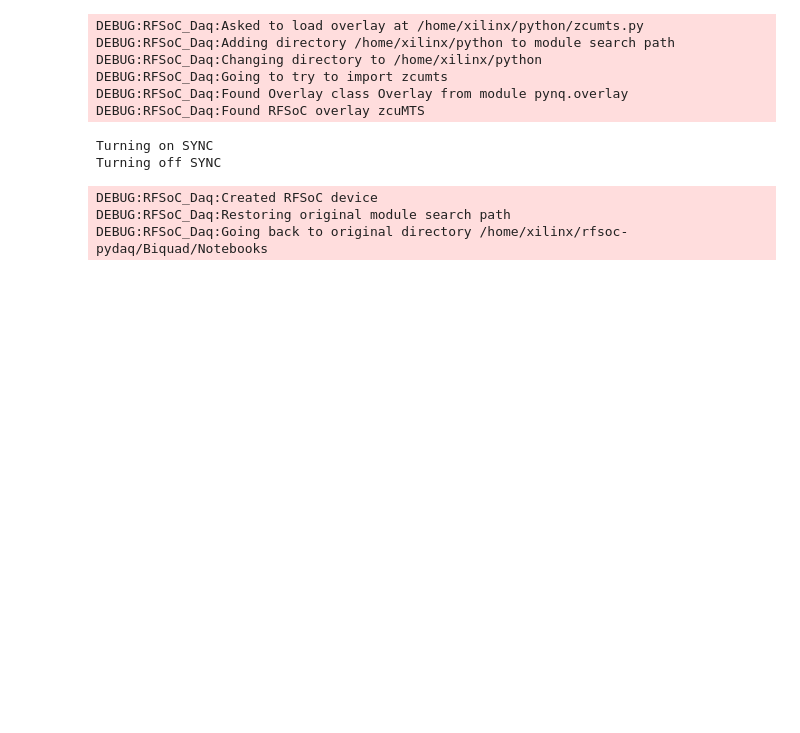
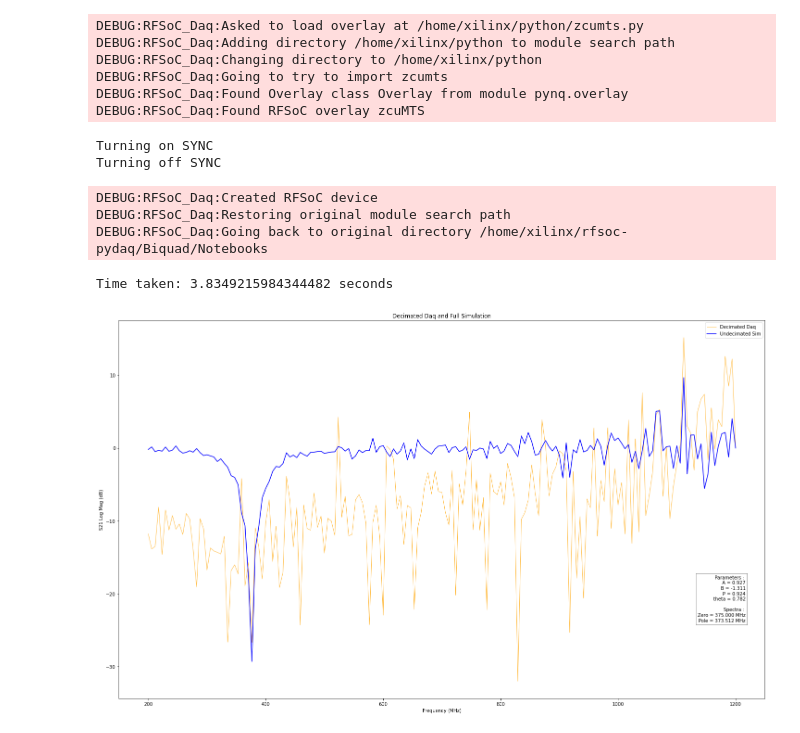
Before and after one commit to barawn/rfsoc-pydaq, a Jupyter notebook: Biquad/Notebooks/Spectrum_Analyser2.ipynb, the cells around one changed output. Drawn from its saved outputs; the diff is of its cells as text; code cells hidden in the pictures; blank space fills up the shorter version.

```diff
--- a/Biquad/Notebooks/Spectrum_Analyser2.ipynb
+++ b/Biquad/Notebooks/Spectrum_Analyser2.ipynb
@@ -43,27 +49,33 @@ sim.quantise_coeffs()
 sim.data = daq.adcBuffer[0] >> 4
 # %%
-# fig, axS21 = plt.subplots(1, 1, figsize=(25, 15))
+fig, axS21 = plt.subplots(1, 1, figsize=(25, 15))
 
-# import time
-# start_time = time.time()
+import time
+start_time = time.time()
 
-# xf, S21_log_mag, S21_log_mag_sim = daq.S21_loop_sim(sim, 10, 17)
+xf, S21_log_mag_1, S21_log_mag_sim = sam.S21_loop_sim(daq, sim, 20)
 
-# end_time = time.time()
-# print(f"Time taken: {end_time - start_time} seconds")
+end_time = time.time()
+print(f"Time taken: {end_time - start_time} seconds")
 
-# x_min = 200*10**6
-# x_max = 1200*10**6
-# indices = (xf >= x_min) & (xf <= x_max)
+x_min = 200*10**6
+x_max = 1200*10**6
+indices = (xf >= x_min) & (xf <= x_max)
 
-# axS21.plot(xf[indices]/10**6, S21_log_mag[indices], label='Decimated Daq', color='orange', alpha=0.7, linewidth=0.7)
-# axS21.plot(xf[indices]/10**6, S21_log_mag_sim[indices], label='Undecimated Sim', color='blue', linewidth=0.7)
-# axS21.set_xlabel("Frequency (MHz)")
-# axS21.set_ylabel("S21 Log Mag (dB)")
-# axS21.set_title("Decimated Daq and Full Simulation")
+axS21.plot(xf[indices]/10**6, S21_log_mag_1[indices], label='Decimated Daq', color='orange', alpha=0.8, linewidth=0.9)
+axS21.plot(xf[indices]/10**6, S21_log_mag_sim[indices], label='Undecimated Sim', color='blue')
+axS21.set_xlabel("Frequency (MHz)")
+axS21.set_ylabel("S21 Log Mag (dB)")
+axS21.set_title("Decimated Daq and Full Simulation")
 
-# plt.legend()
-# plt.show()
+axS21.text(0.97, 0.20, filter.__str__(), verticalalignment='bottom', horizontalalignment='right',
+            transform=axS21.transAxes, bbox=dict(facecolor='white', alpha=0.5))
+
+plt.legend()
+plt.show()
+# %% [output]
+Time taken: 3.8349215984344482 seconds
+[figure, added]
 # %%
 fig, axS21 = plt.subplots(1, 1, figsize=(25, 15))
 
```
Also changed, not shown: parts of 6 cells of this notebook, 10 other files.
